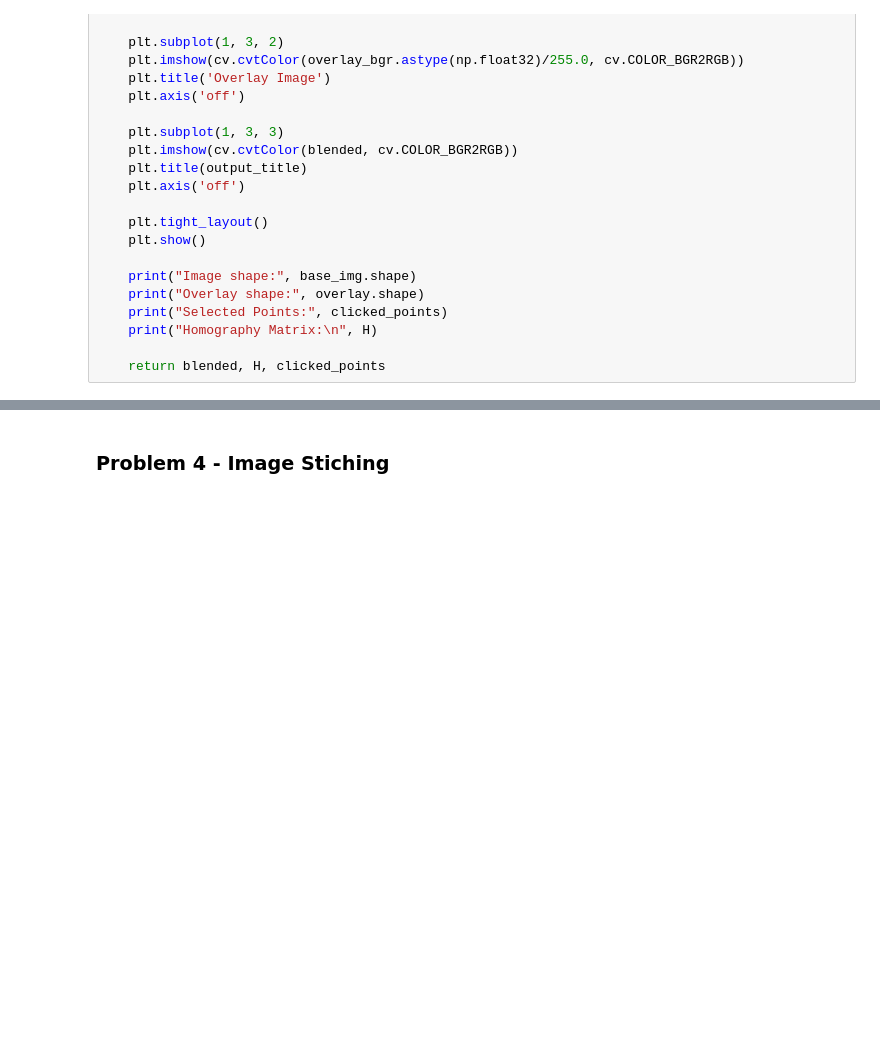
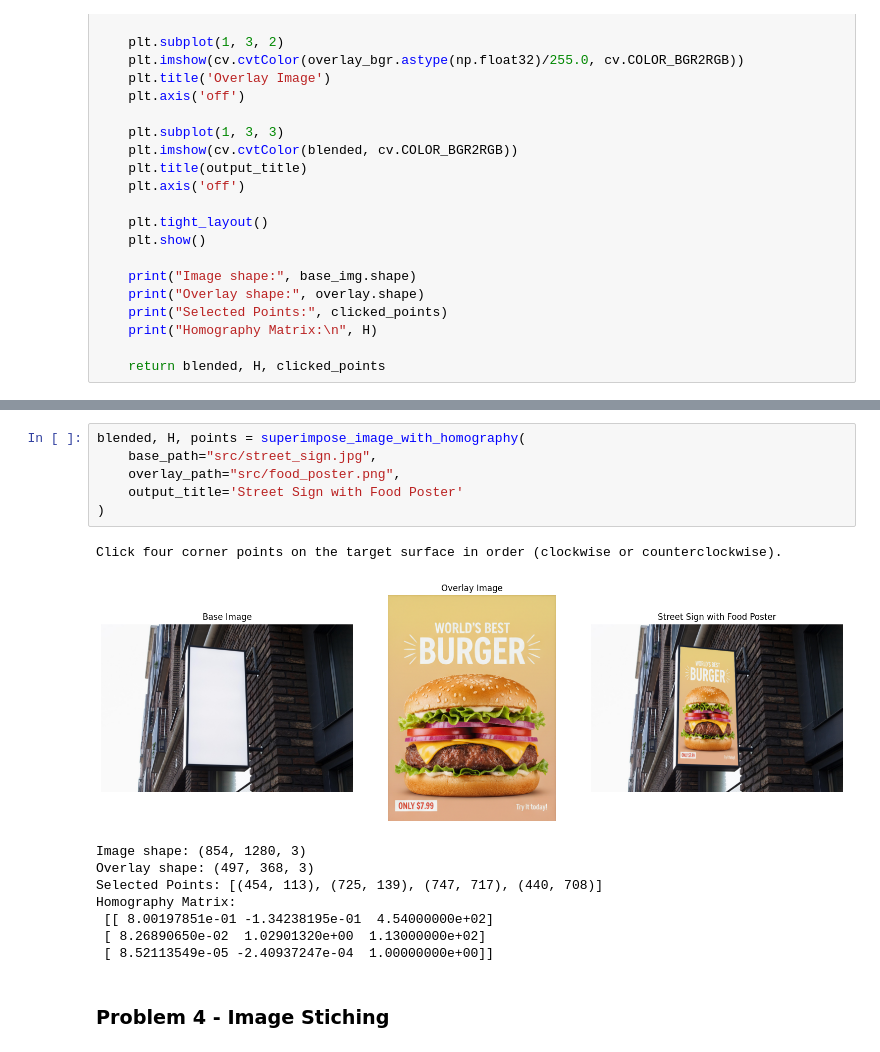
Before and after one commit to NaveenSanjaya/Image-Processing-and-Machine-Vision, a Jupyter notebook: assignment_02/assignment_02.ipynb, the cells around one changed output, grey strips where cells are left out. Drawn from its saved outputs; the diff is of its cells as text; blank space fills up the shorter version.

```diff
--- a/assignment_02/assignment_02.ipynb
+++ b/assignment_02/assignment_02.ipynb
@@ -366,3 +376,19 @@ Homography Matrix:
+# %%
+blended, H, points = superimpose_image_with_homography(
+    base_path="src/street_sign.jpg",
+    overlay_path="src/food_poster.png",
+    output_title='Street Sign with Food Poster'
+)
+# %% [output]
+Click four corner points on the target surface in order (clockwise or counterclockwise).
+[figure, added]
+Image shape: (854, 1280, 3)
+Overlay shape: (497, 368, 3)
+Selected Points: [(454, 113), (725, 139), (747, 717), (440, 708)]
+Homography Matrix:
+ [[ 8.00197851e-01 -1.34238195e-01  4.54000000e+02]
+ [ 8.26890650e-02  1.02901320e+00  1.13000000e+02]
+ [ 8.52113549e-05 -2.40937247e-04  1.00000000e+00]]
 # %% [markdown]
 ### Problem 4 - Image Stiching
 # %%
```
Also changed, not shown: parts of 5 cells of this notebook, 2 other files.
